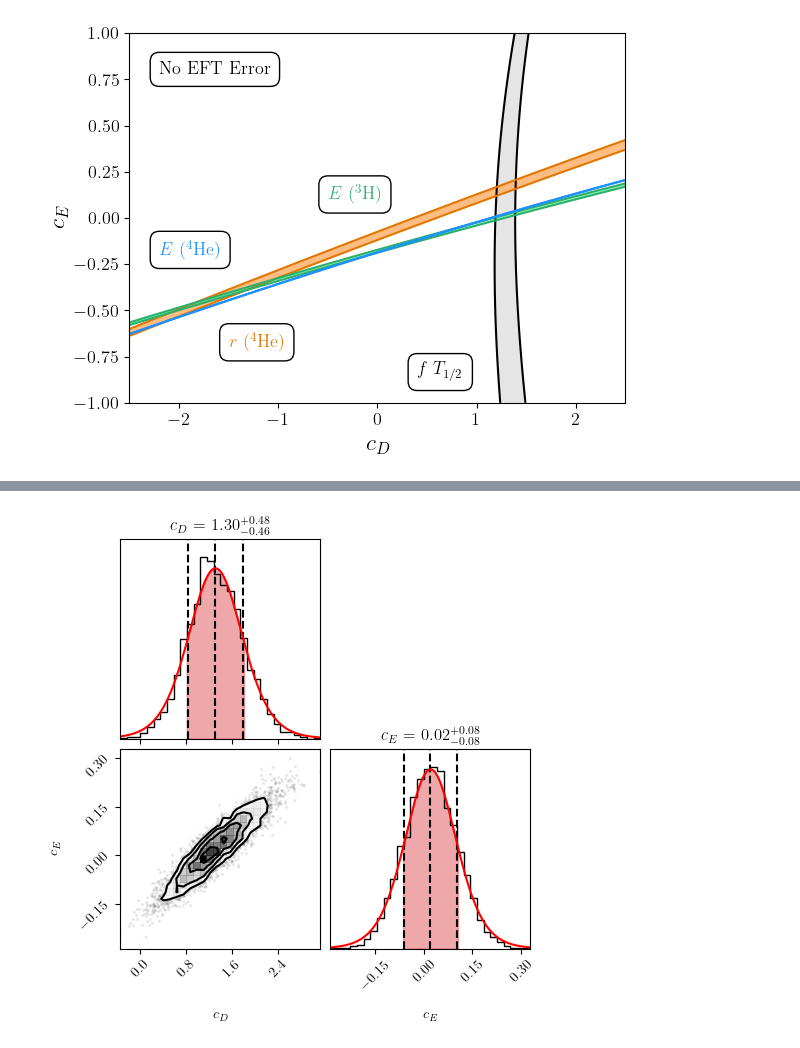
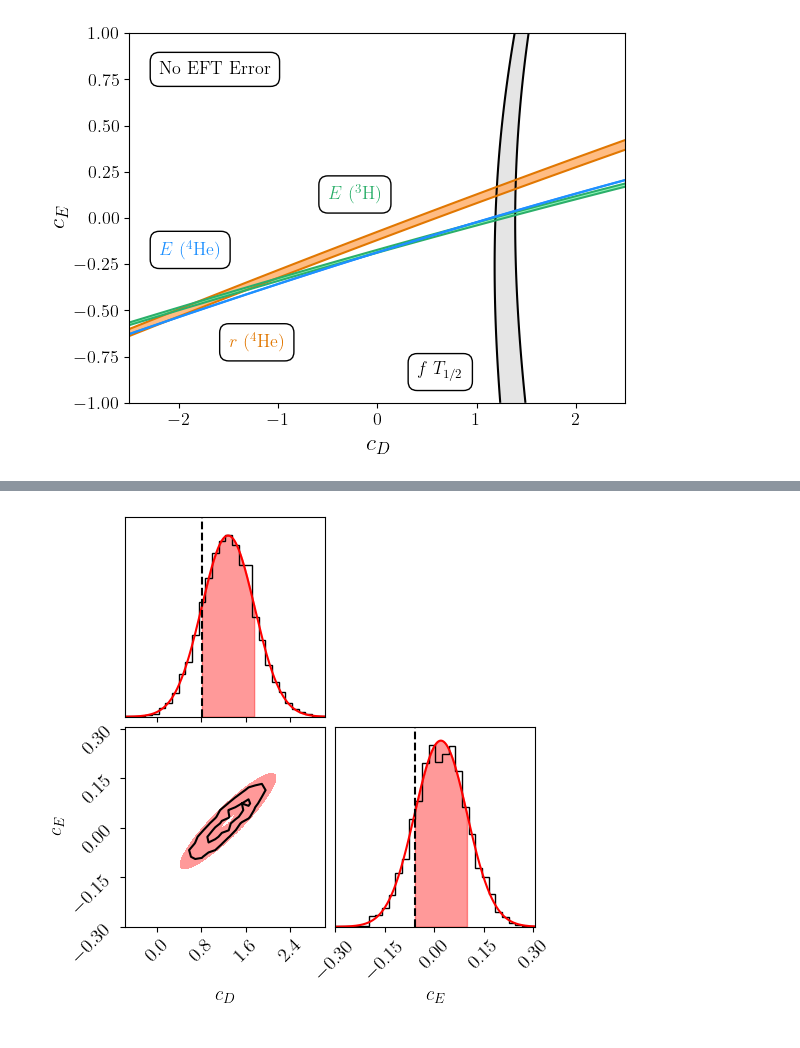
Before and after one commit to stommen/tif285-projects, a Jupyter notebook: project_1/project1_JHOS.ipynb, the cells around one changed output, grey strips where cells are left out. Drawn from its saved outputs; the diff is of its cells as text; code cells hidden in the pictures.

```diff
--- a/project_1/project1_JHOS.ipynb
+++ b/project_1/project1_JHOS.ipynb
@@ -16,7 +16,7 @@ plt.rc('text', usetex = True)
 plt.rcParams['mathtext.fontset'] = 'cm'
 plt.rcParams['font.family'] = 'serif'
 plt.rcParams['text.latex.preamble'] = r'\usepackage{amsmath}'
-font_size = 13
+plt.rcParams['font.size'] = 14
 
 cD_grid = np.linspace(-2.5, 2.5, 100)
 cE_grid = np.linspace(-1., 1., 100)
@@ -155,4 +155,4 @@ sampler = emcee.EnsembleSampler(nwalkers, ndim, log_prob_fn=log_posterior, args=
 burn = sampler.run_mcmc(pos.T, 100, progress=True)
 sampler.reset()
 
-sampler.run_mcmc(burn, 1000, progress=True)
+run = sampler.run_mcmc(burn, 1000, progress=True)
@@ -177,45 +159,54 @@ State([[ 0.90084942 -0.00771554]
 # %%
 samples = sampler.get_chain(flat=True)
-#plt.hist(samples[:, 1], 1000, color="k", histtype="step")
-#plt.xlim(-1, 1)
-#plt.show()
 
 flat_samples = sampler.get_chain(discard=100, thin=10, flat=True)
 fig = corner.corner(flat_samples, labels=[r"$c_D$", r"$c_E$"], color='k',
-                show_titles=True, bins=30,quantiles=[0.16,0.5,0.84])
+                show_titles=False, bins=30, plot_contours=True, plot_datapoints=False,
+                plot_density=False, levels=[0.28, 0.68])
 
-for i in range(flat_samples.shape[1]):
-    ### Diagonal indices of the corner plot
-    ax = fig.get_axes()[i * (len(flat_samples[1]) + 1)]
+locs = np.array([0., 0.])
+scales = np.cov(flat_samples.T)
+for i in range(flat_samples.shape[1]+1):
+    if i < 2:
+        ### Diagonal indices of the corner plot
+        ax = fig.get_axes()[i * (len(flat_samples[1]) + 1)]
 
-    # Each 'poly' is a Polygon object; we can extract the vertices
-    verts = ax.patches[0].get_xy()  # Get the vertices of the polygon
-    # Remove duplicate vertices
+        ### Each 'poly' is a Polygon object; we can extract the vertices
+        verts = ax.patches[0].get_xy()
 
-    # The x-values represent the bin edges, y-values represent the heights
-    bin_left_edges = verts[:, 0]  # X-coordinates (bin edges)
-    bin_heights = verts[:, 1]  # Y-coordinates (heights)
-    bin_width = np.diff(bin_left_edges)[1]  # Width of each bin
+        ### The x-values represent the bin edges, y-values represent the heights
+        bin_left_edges = verts[:, 0]
+        bin_heights = verts[:, 1]
+        bin_width = np.diff(bin_left_edges)[1]
 
-    # Fit a t-distribution to the histogram data
-    df, loc, scale = stats.t.fit(flat_samples[:, i])  # Fit t-distribution to the i-th parameter
-    area = np.sum(bin_width/2 * bin_heights)  # Total area under the histogram
+        ### Fit a t-distribution to the histogram data
+        df, loc, scale = stats.t.fit(flat_samples[:, i])
+        locs[i] = loc
+        scales[i, i] = scale**2
+        ### Total histogram area
+        area = np.sum(bin_width/2 * bin_heights)
 
-    # Generate the t-distribution PDF using the fitted parameters
-    x = np.linspace(bin_left_edges.min(), bin_left_edges.max(), 1000)
-    pdf_fitted = stats.t.pdf(x, df=10, loc=loc, scale=scale) * area
-    # Plot the t-distribution PDF over the histogram
-    ax.plot(x, pdf_fitted, 'r-')
+        ### Generate the t-distribution PDF using the fitted parameters
+        x = np.linspace(bin_left_edges.min(), bin_left_edges.max(), 1000)
+        pdf_fitted = stats.t.pdf(x, df, loc=loc, scale=scale) * area
+        ### Plot the t-distribution PDF over the histogram
+        ax.plot(x, pdf_fitted, 'r-')
+        ax.axline((loc-scale, 0), (loc-scale, 0.5), color='k', linestyle='--')
 
-    t_value_lower = stats.t.ppf(0.16, df=10, loc=loc, scale=scale)
-    t_value_upper = stats.t.ppf(0.84, df=10, loc=loc, scale=scale)
+        cred_region = 0.68
 
-    ax.fill_between(x, pdf_fitted, where=((x >= t_value_lower) & (x <= t_value_upper)),
-                color='tab:red', alpha=0.4)
+        t_value_lower = stats.t.ppf(1-(1+cred_region)/2, df=df, loc=loc, scale=scale)
+        t_value_upper = stats.t.ppf((1+cred_region)/2, df=df, loc=loc, scale=scale)
 
-    plt.show
+        ax.fill_between(x, pdf_fitted, where=((x >= t_value_lower) & (x <= t_value_upper)),
+                    color='r', alpha=0.4)
+    else:
+        contour_ax = fig.get_axes()[2]
+        mv = stats.multivariate_t(locs, scales, df=df)
+        x, y = np.mgrid[-2.5:2.5:.01, -1:1:.01]
+        pos = np.dstack((x, y))
+        contour_ax.contourf(x, y, mv.pdf(pos), colors='r', alpha=0.4, levels=[2, 10])
 
-    # Optionally, add a legend
-    #ax.legend()
+plt.show()
 # %% [output]
-[figure, old version]
+[figure, new version]
```
Also changed, not shown: parts of 1 cell of this notebook.
